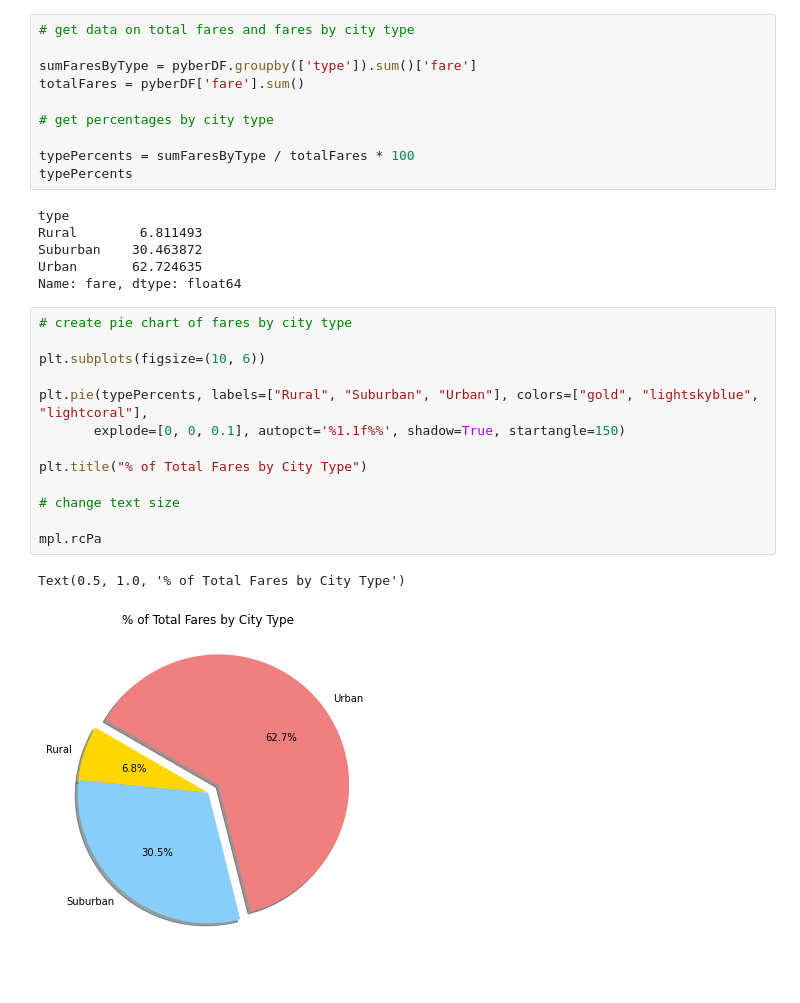
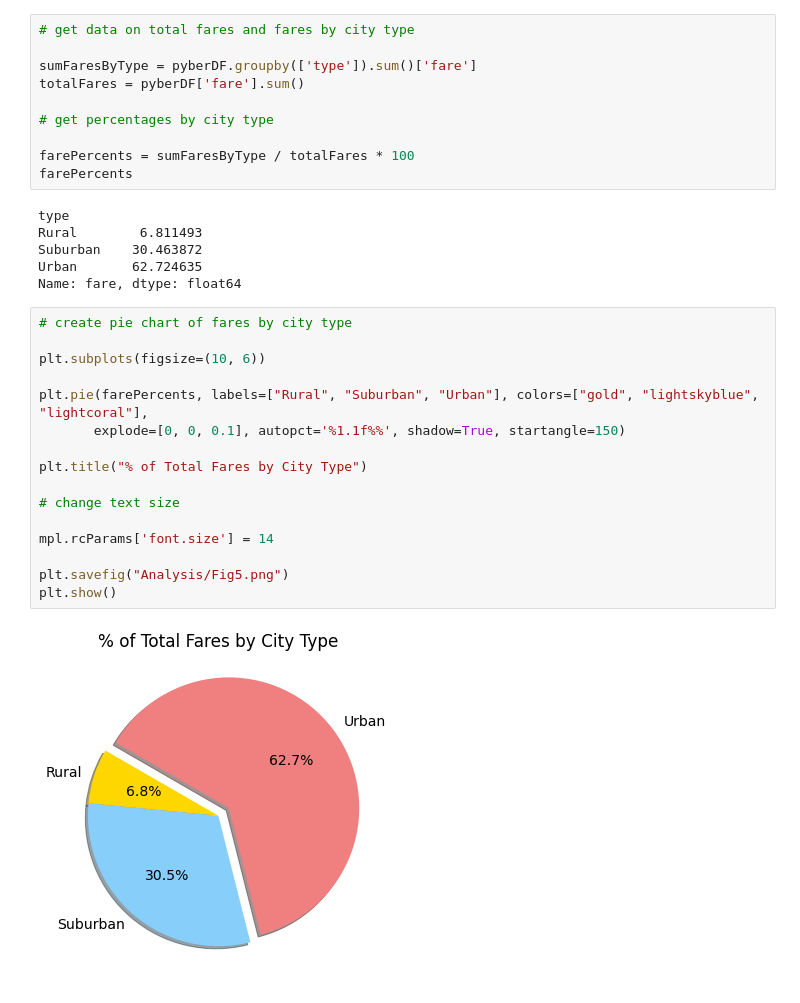
Before and after one commit to Faieee/PyBer_Analysis, a Jupyter notebook: PyBer.ipynb, the cells around one changed output. Drawn from its saved outputs; the diff is of its cells as text.

Commit message:
ride percent pie chart

```diff
--- a/PyBer.ipynb
+++ b/PyBer.ipynb
@@ -409,8 +409,8 @@ totalFares = pyberDF['fare'].sum()
 
 # get percentages by city type
 
-typePercents = sumFaresByType / totalFares * 100
-typePercents
+farePercents = sumFaresByType / totalFares * 100
+farePercents
 # %% [output]
 type
 Rural        6.811493
@@ -420,16 +420,18 @@ Name: fare, dtype: float64
 # %%
 # create pie chart of fares by city type
 
 plt.subplots(figsize=(10, 6))
 
-plt.pie(typePercents, labels=["Rural", "Suburban", "Urban"], colors=["gold", "lightskyblue", "lightcoral"],
+plt.pie(farePercents, labels=["Rural", "Suburban", "Urban"], colors=["gold", "lightskyblue", "lightcoral"],
        explode=[0, 0, 0.1], autopct='%1.1f%%', shadow=True, startangle=150)
 
 plt.title("% of Total Fares by City Type")
 
 # change text size
 
-mpl.rcPa
+mpl.rcParams['font.size'] = 14
+
+plt.savefig("Analysis/Fig5.png")
+plt.show()
 # %% [output]
-Text(0.5, 1.0, '% of Total Fares by City Type')
-[figure, old version]
+[figure, new version]
```
Also changed, not shown: parts of 2 cells of this notebook, 1 other file.
